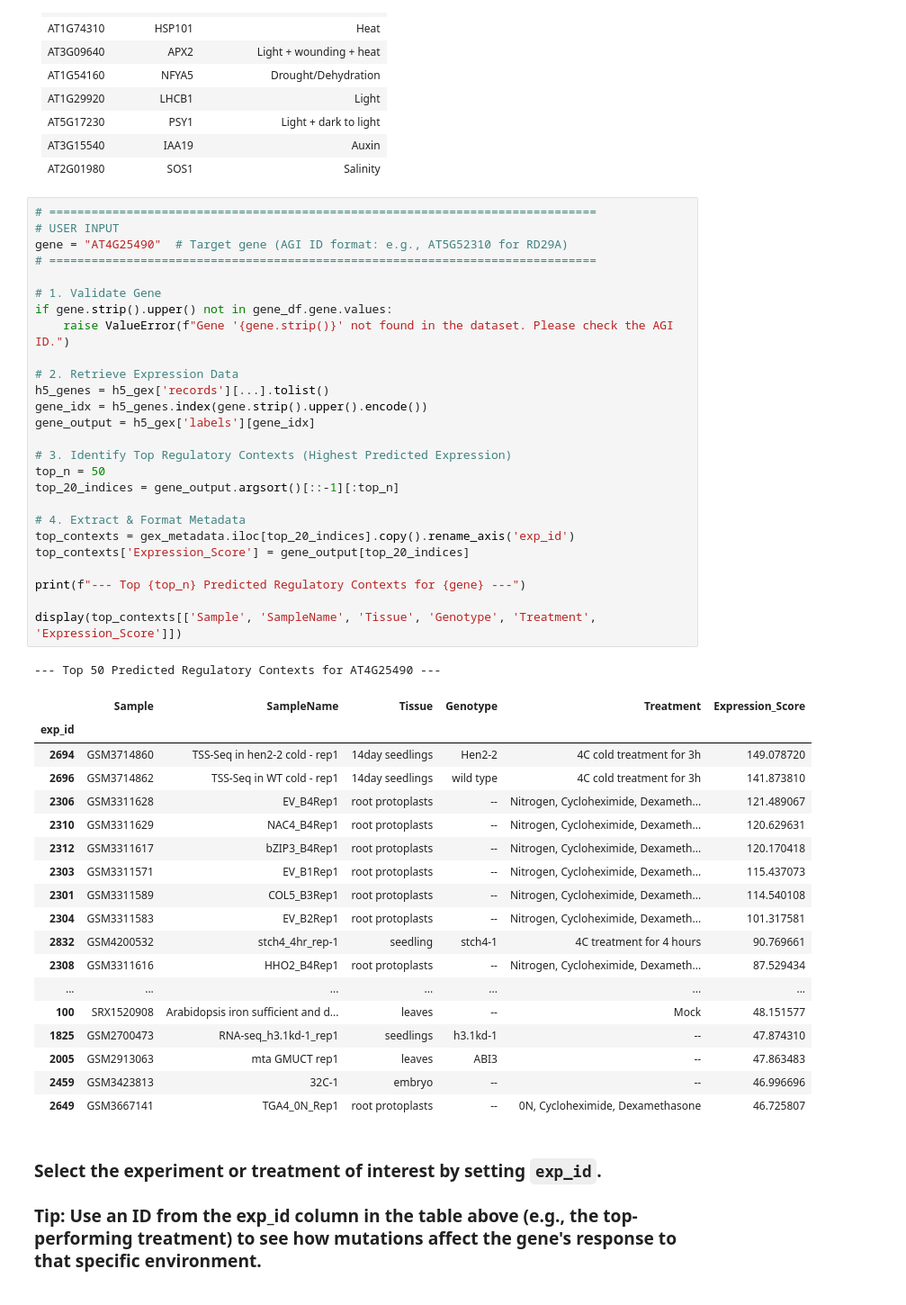
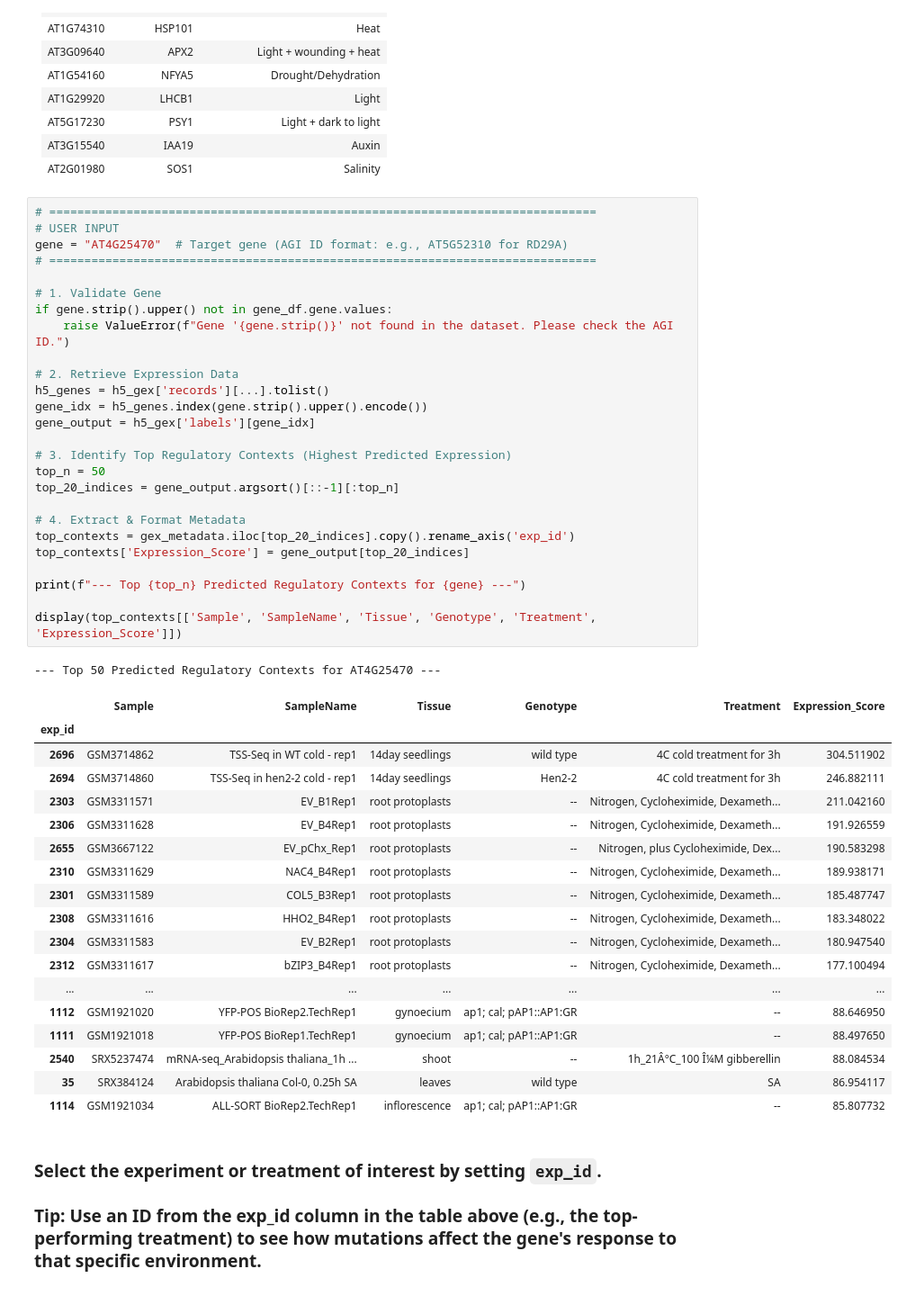
Before and after one commit to Addaoud/DeepPlant, a Jupyter notebook: ISM.ipynb, the cells around one changed output. Shown at 90% size. Saved outputs shown, nothing was run; the diff lists cells and outputs as text.

```diff
--- a/ISM.ipynb
+++ b/ISM.ipynb
@@ -125,49 +134,49 @@ freeze='none': 248,667,511 / 248,667,511 parameters trainable
 # %%
 # ==============================================================================
 # USER INPUT
-gene = "AT4G25490"  # Target gene (AGI ID format: e.g., AT5G52310 for RD29A)
+gene = "AT4G25470"  # Target gene (AGI ID format: e.g., AT5G52310 for RD29A)
 # ==============================================================================
 
 # 1. Validate Gene
 if gene.strip().upper() not in gene_df.gene.values:
     raise ValueError(f"Gene '{gene.strip()}' not found in the dataset. Please check the AGI ID.")
 
 # 2. Retrieve Expression Data
 h5_genes = h5_gex['records'][...].tolist()
 gene_idx = h5_genes.index(gene.strip().upper().encode())
 gene_output = h5_gex['labels'][gene_idx]
 
 # 3. Identify Top Regulatory Contexts (Highest Predicted Expression)
 top_n = 50
 top_20_indices = gene_output.argsort()[::-1][:top_n]
 
 # 4. Extract & Format Metadata
 top_contexts = gex_metadata.iloc[top_20_indices].copy().rename_axis('exp_id')
 top_contexts['Expression_Score'] = gene_output[top_20_indices]
 
 print(f"--- Top {top_n} Predicted Regulatory Contexts for {gene} ---")
 
 display(top_contexts[['Sample', 'SampleName', 'Tissue', 'Genotype', 'Treatment', 'Expression_Score']])
 # %% [output]
---- Top 50 Predicted Regulatory Contexts for AT4G25490 ---
+--- Top 50 Predicted Regulatory Contexts for AT4G25470 ---
 |  | Sample | SampleName | Tissue | Genotype | Treatment | Expression_Score |
 | exp_id |  |  |  |  |  |  |
-| 2694 | GSM3714860 | TSS-Seq in hen2-2 cold - rep1 | 14day seedlings | Hen2-2 | 4C cold treatment for 3h | 149.078720 |
-| 2696 | GSM3714862 | TSS-Seq in WT cold - rep1 | 14day seedlings | wild type | 4C cold treatment for 3h | 141.873810 |
-| 2306 | GSM3311628 | EV_B4Rep1 | root protoplasts | -- | Nitrogen, Cycloheximide, Dexameth... | 121.489067 |
-| 2310 | GSM3311629 | NAC4_B4Rep1 | root protoplasts | -- | Nitrogen, Cycloheximide, Dexameth... | 120.629631 |
-| 2312 | GSM3311617 | bZIP3_B4Rep1 | root protoplasts | -- | Nitrogen, Cycloheximide, Dexameth... | 120.170418 |
-| 2303 | GSM3311571 | EV_B1Rep1 | root protoplasts | -- | Nitrogen, Cycloheximide, Dexameth... | 115.437073 |
-| 2301 | GSM3311589 | COL5_B3Rep1 | root protoplasts | -- | Nitrogen, Cycloheximide, Dexameth... | 114.540108 |
-| 2304 | GSM3311583 | EV_B2Rep1 | root protoplasts | -- | Nitrogen, Cycloheximide, Dexameth... | 101.317581 |
-| 2832 | GSM4200532 | stch4_4hr_rep-1 | seedling | stch4-1 | 4C treatment for 4 hours | 90.769661 |
-| 2308 | GSM3311616 | HHO2_B4Rep1 | root protoplasts | -- | Nitrogen, Cycloheximide, Dexameth... | 87.529434 |
+| 2696 | GSM3714862 | TSS-Seq in WT cold - rep1 | 14day seedlings | wild type | 4C cold treatment for 3h | 304.511902 |
+| 2694 | GSM3714860 | TSS-Seq in hen2-2 cold - rep1 | 14day seedlings | Hen2-2 | 4C cold treatment for 3h | 246.882111 |
+| 2303 | GSM3311571 | EV_B1Rep1 | root protoplasts | -- | Nitrogen, Cycloheximide, Dexameth... | 211.042160 |
+| 2306 | GSM3311628 | EV_B4Rep1 | root protoplasts | -- | Nitrogen, Cycloheximide, Dexameth... | 191.926559 |
+| 2655 | GSM3667122 | EV_pChx_Rep1 | root protoplasts | -- | Nitrogen, plus Cycloheximide, Dex... | 190.583298 |
+| 2310 | GSM3311629 | NAC4_B4Rep1 | root protoplasts | -- | Nitrogen, Cycloheximide, Dexameth... | 189.938171 |
+| 2301 | GSM3311589 | COL5_B3Rep1 | root protoplasts | -- | Nitrogen, Cycloheximide, Dexameth... | 185.487747 |
+| 2308 | GSM3311616 | HHO2_B4Rep1 | root protoplasts | -- | Nitrogen, Cycloheximide, Dexameth... | 183.348022 |
+| 2304 | GSM3311583 | EV_B2Rep1 | root protoplasts | -- | Nitrogen, Cycloheximide, Dexameth... | 180.947540 |
+| 2312 | GSM3311617 | bZIP3_B4Rep1 | root protoplasts | -- | Nitrogen, Cycloheximide, Dexameth... | 177.100494 |
 | ... | ... | ... | ... | ... | ... | ... |
-| 100 | SRX1520908 | Arabidopsis iron sufficient and d... | leaves | -- | Mock | 48.151577 |
-| 1825 | GSM2700473 | RNA-seq_h3.1kd-1_rep1 | seedlings | h3.1kd-1 | -- | 47.874310 |
-| 2005 | GSM2913063 | mta GMUCT rep1 | leaves | ABI3 | -- | 47.863483 |
-| 2459 | GSM3423813 | 32C-1 | embryo | -- | -- | 46.996696 |
-| 2649 | GSM3667141 | TGA4_0N_Rep1 | root protoplasts | -- | 0N, Cycloheximide, Dexamethasone | 46.725807 |
+| 1112 | GSM1921020 | YFP-POS BioRep2.TechRep1 | gynoecium | ap1; cal; pAP1::AP1:GR | -- | 88.646950 |
+| 1111 | GSM1921018 | YFP-POS BioRep1.TechRep1 | gynoecium | ap1; cal; pAP1::AP1:GR | -- | 88.497650 |
+| 2540 | SRX5237474 | mRNA-seq_Arabidopsis thaliana_1h ... | shoot | -- | 1h_21Â°C_100 Î¼M gibberellin | 88.084534 |
+| 35 | SRX384124 | Arabidopsis thaliana Col-0, 0.25h SA | leaves | wild type | SA | 86.954117 |
+| 1114 | GSM1921034 | ALL-SORT BioRep2.TechRep1 | inflorescence | ap1; cal; pAP1::AP1:GR | -- | 85.807732 |
 # %% [markdown]
 ### Select the experiment or treatment of interest by setting `exp_id`.
 ### Tip: Use an ID from the exp_id column in the table above (e.g., the top-performing treatment) to see how mutations affect the gene's response to that specific environment.
```
Also changed, not shown: parts of 9 cells of this notebook, 7 other files.
